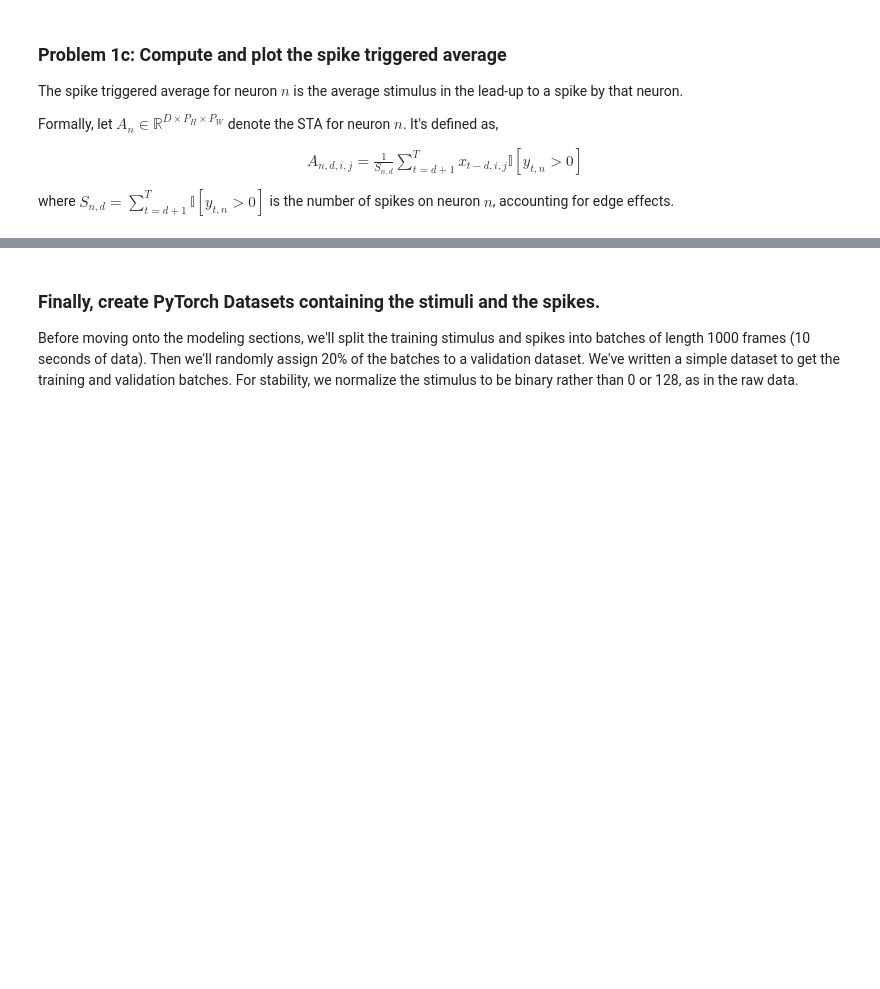
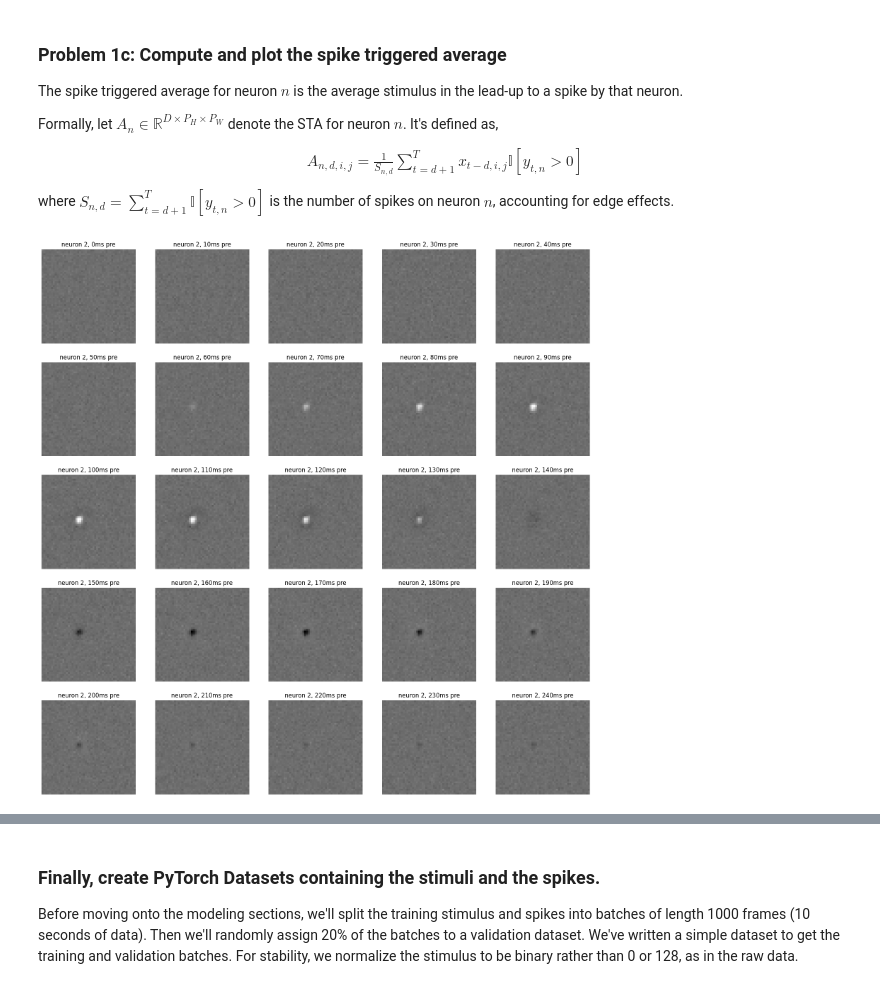
Before and after one commit to guardomayas/ml4nd, a Jupyter notebook: labs/04_glms.ipynb, the cells around one changed output, grey strips where cells are left out. Saved outputs shown, nothing was run; the diff lists cells and outputs as text; code cells hidden in the pictures; blank space fills up the shorter version.

```diff
--- a/labs/04_glms.ipynb
+++ b/labs/04_glms.ipynb
@@ -457,13 +522,34 @@ def compute_sta(neuron: int,
     Float[Tensor, "max_delay height width"]
         spike triggered average (STA) for the specified neuron
     """
+    stimulus = stimulus/128.0
     stim_shape = stimulus.shape[1:]
     sta = torch.zeros((max_delay,) + stim_shape)
 
-    ###
-    # YOUR CODE BELOW
-    ...
-    ###
+    # Spike counts for this neuron (not indicator)
+    spike_train = spikes[:, neuron]          # shape: [T]
+
+    for d in range(max_delay):
+
+        # All times with at least one spike
+        spike_times = torch.where(spike_train > 0)[0]
+
+        # Only keep those where t - d >= 0
+        valid_times = spike_times[spike_times - d >= 0]
+
+        if len(valid_times) == 0:
+            continue
+
+        # Stimulus frames preceding spikes by delay d
+        preceding_stim = stimulus[valid_times - d]     # [S_d, H, W]
+
+        # Spike weights (counts) for these times
+        weights = spike_train[valid_times]             # [S_d]
+
+        # Weighted average:
+        #   sum( weight * stim ) / sum(weights)
+        sta[d] = (preceding_stim * weights[:, None, None]).sum(dim=0) / weights.sum()
+
     return sta
 
 def plot_sta(neuron: int,
@@ -471,31 +557,33 @@ def plot_sta(neuron: int,
              n_cols: int=5
              ) -> None:
     """
     Plot the spike triggered average (STA) for a specified neuron.
 
     Parameters
     ----------
     neuron : int
         index of the neuron
     sta : Float[Tensor, "max_delay height width"]
         spike triggered average (STA) for the specified neuron
     n_cols : int
         number of columns in the plot
 
     """
     max_delay = sta.shape[0]
     n_rows = int(torch.ceil(torch.tensor(max_delay / n_cols)))
 
     fig, axs = plt.subplots(n_rows, n_cols, figsize=(4 * n_rows, 4 * n_cols))
     vmin = sta.min()
     vmax = sta.max()
     for d, ax in enumerate(axs.ravel()):
         ax.imshow(sta[d], vmin=vmin, vmax=vmax, cmap="Greys")
         ax.set_axis_off()
         ax.set_title("neuron {}, {}ms pre".format(neuron + 1, d*10))
     for ax in axs.ravel()[max_delay:]:
         ax.set_visible(False)
 
-n = 0
+n = 1
 sta = compute_sta(n, stimulus, spikes)
 plot_sta(n, sta)
+# %% [output]
+[figure, added]
```
Also changed, not shown: parts of 28 cells of this notebook.
